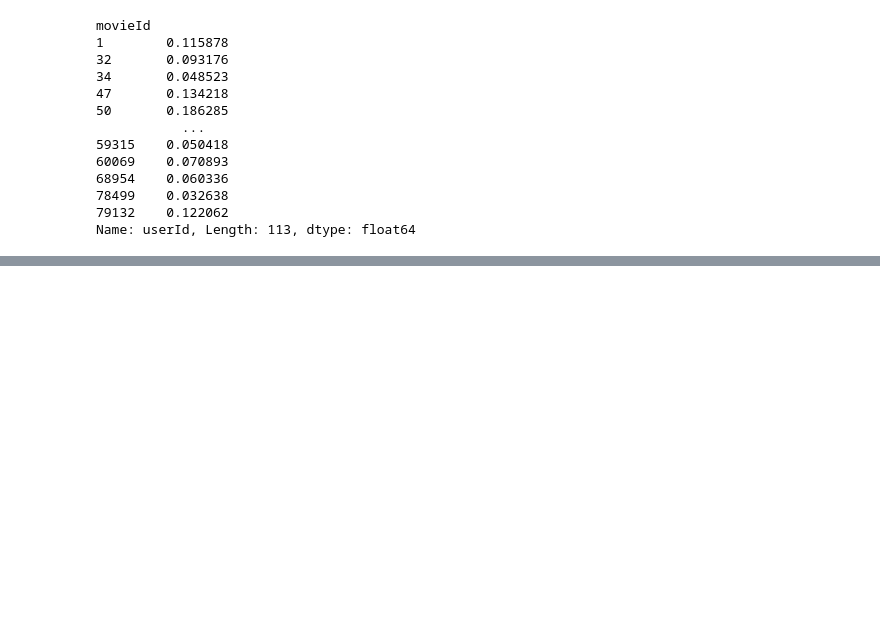
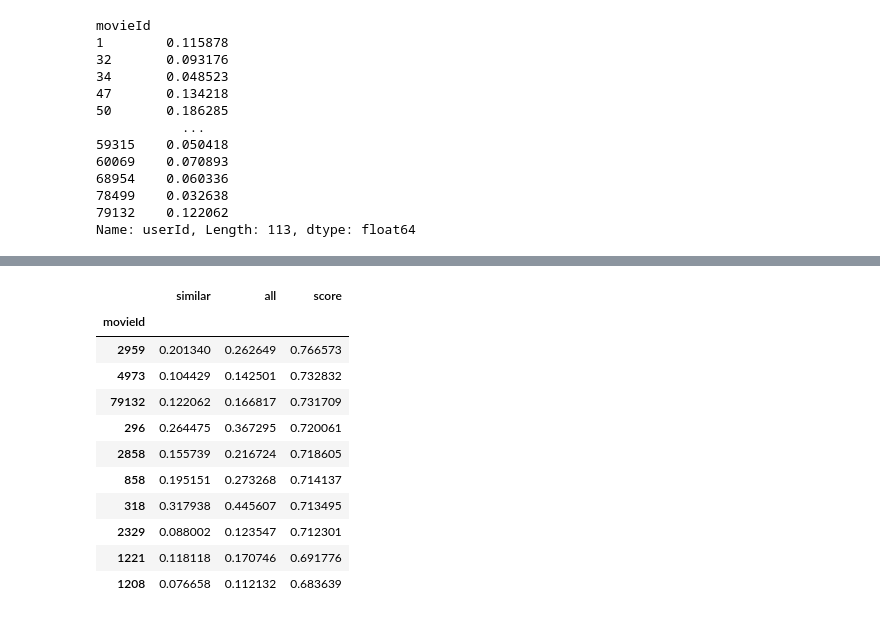
Before and after one commit to antalgergo/Movie_Recommendation_System, a Jupyter notebook: Movie_Recommendation_System.ipynb, the cells around one changed output, grey strips where cells are left out. Saved outputs shown, nothing was run; the diff lists cells and outputs as text; code cells hidden in the pictures; blank space fills up the shorter version.

```diff
--- a/Movie_Recommendation_System.ipynb
+++ b/Movie_Recommendation_System.ipynb
@@ -258,0 +303,15 @@ Name: userId, Length: 113, dtype: float64
+# %%
+top10_recommendations
+# %% [output]
+|  | similar | all | score |
+| movieId |  |  |  |
+| 2959 | 0.201340 | 0.262649 | 0.766573 |
+| 4973 | 0.104429 | 0.142501 | 0.732832 |
+| 79132 | 0.122062 | 0.166817 | 0.731709 |
+| 296 | 0.264475 | 0.367295 | 0.720061 |
+| 2858 | 0.155739 | 0.216724 | 0.718605 |
+| 858 | 0.195151 | 0.273268 | 0.714137 |
+| 318 | 0.317938 | 0.445607 | 0.713495 |
+| 2329 | 0.088002 | 0.123547 | 0.712301 |
+| 1221 | 0.118118 | 0.170746 | 0.691776 |
+| 1208 | 0.076658 | 0.112132 | 0.683639 |
```
Also changed, not shown: parts of 9 cells of this notebook.
